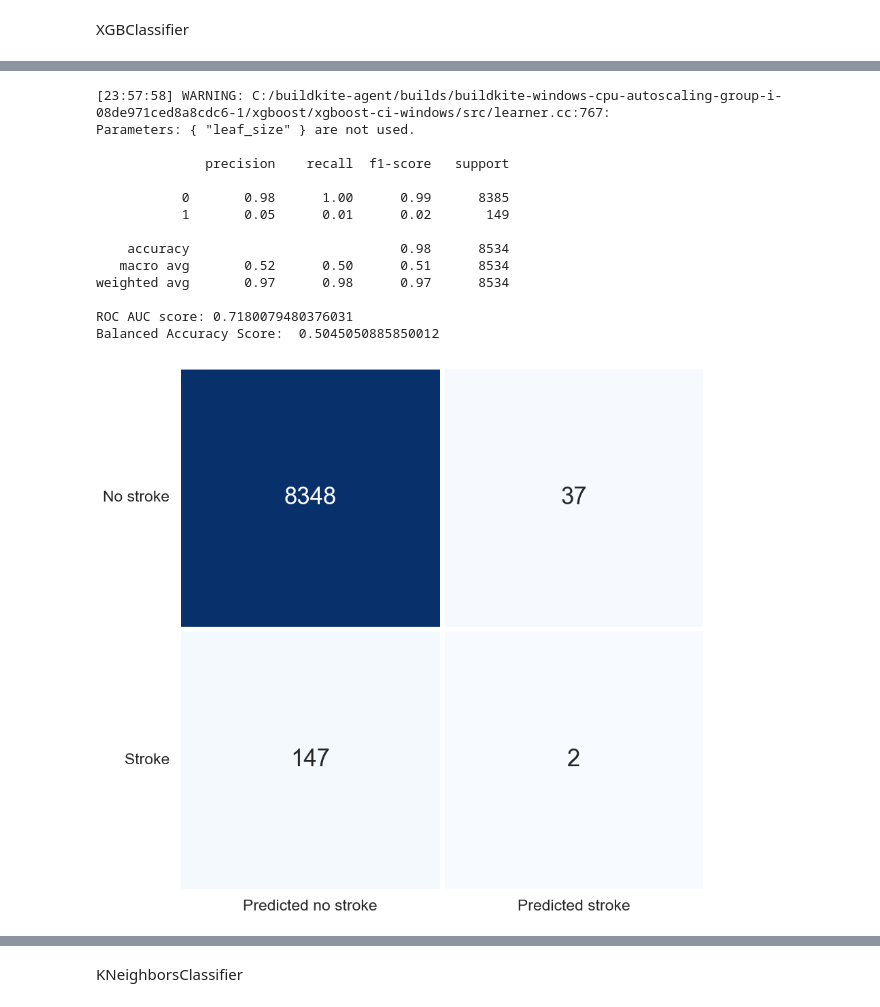
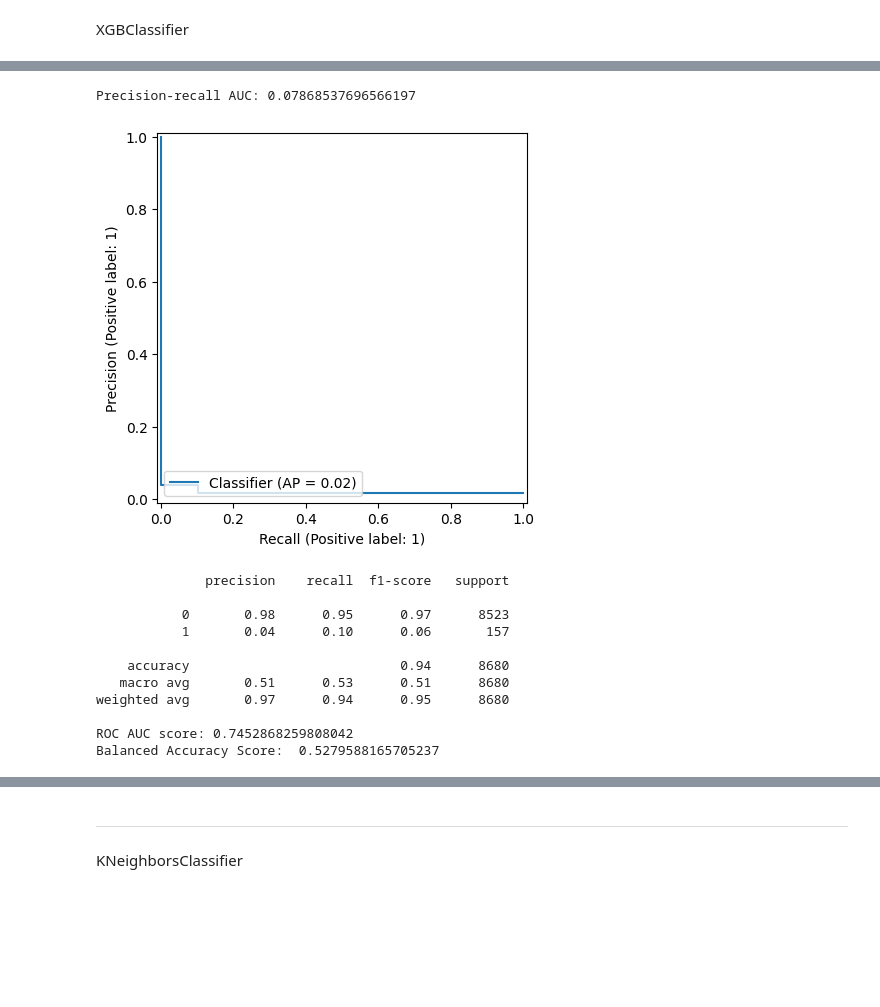
Before and after one commit to antoniocc12/Prediccion-ictus, a Jupyter notebook: notebooks/stroke.ipynb, the cells around one changed output, grey strips where cells are left out. Drawn from its saved outputs; the diff is of its cells as text; code cells hidden in the pictures; blank space fills up the shorter version.

Commit message:
Optimización modelos

```diff
--- a/notebooks/stroke.ipynb
+++ b/notebooks/stroke.ipynb
@@ -597,5 +574,2 @@ print(study.best_value)
 # %%
-X_train.reset_index(drop=True, inplace=True)
-X_test.reset_index(drop=True, inplace=True)
-y_train.reset_index(drop=True, inplace=True)
-y_test.reset_index(drop=True, inplace=True)
+X_train.reset_index(drop=True, inplace=True), X_test.reset_index(drop=True, inplace=True), y_train.reset_index(drop=True, inplace=True), y_test.reset_index(drop=True, inplace=True)
@@ -693,4 +653,0 @@ Wrapper
-# %%
-model = XGBClassifier()
-model.fit(X_train_res,y_train_res)
-y_pred = model.predict_proba(X_test_enc)
@@ -707,8 +653,0 @@ array([[9.9991816e-01, 8.1850609e-05],
-# %%
-model = LogisticRegression()
-model.fit(X_train_res,y_train_res)
-y_pred = model.predict_proba(X_test_enc)[:, 1]
-#y_pred = model.predict(X_test_enc)
-precision, recall, thresholds = precision_recall_curve(y_test_res, y_pred)
-auc_precision_recall = auc(recall, precision)
-print(precision, recall, thresholds, auc_precision_recall, sep='\n')
@@ -742,33 +669,33 @@ for m in range(len(models)):
     lst_2 = []
     model = models[m][1]
     model.fit(X_train_res,y_train_res)
-    y_pred = model.predict(X_test_enc)
+    y_pred = model.predict(X_test)
     cm = confusion_matrix(y_test,y_pred)
-    accuracies = cross_val_score(estimator= model, X = X_train_res,y = y_train_res, cv=3)
 
     roc = roc_auc_score(y_test,y_pred)
     precision = precision_score(y_test,y_pred)
     recall = recall_score(y_test,y_pred)
+    precisions, recalls, thresholds = precision_recall_curve(y_test, y_pred)
+    auc_precision_recall = auc(recalls, precisions)
+
     f1 = f1_score(y_test,y_pred)
     print(models[m][0],':')
     print(cm)
     print('Balanced Accuracy Score: {:.2f} %\n',balanced_accuracy_score(y_test,y_pred))
     print('Accuracy Score: {:.2f} %\n',accuracy_score(y_test,y_pred))
-    print('K-Fold Validation Mean Accuracy: {:.2f} %\n'.format(accuracies.mean()*100))
-    print('Standard Deviation: {:.2f} %\n'.format(accuracies.std()*100))
     print('ROC AUC Score: {:.2f}\n'.format(roc))
     print('Precision: {:.2f}\n'.format(precision))
     print('Recall: {:.2f}\n'.format(recall))
+    print('Precision recall curve AUC: {:.2f}\n'.format(auc_precision_recall))
     print('F1 Score: {:.2f}\n'.format(f1))
     print('-'*40)
     lst_2.append(models[m][0])
     lst_2.append(balanced_accuracy_score(y_test,y_pred)*100)
     lst_2.append(accuracy_score(y_test,y_pred)*100)
-    lst_2.append(accuracies.mean()*100)
-    lst_2.append(accuracies.std()*100)
     lst_2.append(roc)
     lst_2.append(precision)
     lst_2.append(recall)
+    lst_2.append(auc_precision_recall)
     lst_2.append(f1)
     lst_1.append(lst_2)
 # %% [output]
@@ -903,49 +820,55 @@ F1 score: 0.081
 # %%
-best_params = {'booster': 'gbtree', 'eta': 0.9957423589060678, 'max_depth': 283, 'leaf_size': 0.0004010438482451653, 'reg_lambda': 0.03533431523250564}
+best_params = {'booster': 'dart', 'eta': 0.11603681340543932, 'max_depth': 110, 'alpha': 0.05144848621295725, 'reg_lambda': 0.04227697579594064}
 classifier = XGBClassifier(**best_params)
-classifier.fit(X_train, y_train)
+classifier.fit(X_train_res, y_train_res)
+
 y_pred = classifier.predict(X_test)
 y_prob = classifier.predict_proba(X_test)[:,1]
 cm = confusion_matrix(y_test, y_pred)
+
+precision, recall, thresholds = precision_recall_curve(y_test, y_pred)
+auc_precision_recall = auc(recall, precision)
+print(f'Precision-recall AUC: {auc_precision_recall}')
+
+PrecisionRecallDisplay.from_predictions(y_test, y_pred)
+plt.show()
 
 print(classification_report(y_test, y_pred))
 print(f'ROC AUC score: {roc_auc_score(y_test, y_prob)}')
 print('Balanced Accuracy Score: ', balanced_accuracy_score(y_test, y_pred))
 
 # Matriz de Confusión
 plt.figure(figsize = (10, 10))
 sns.set(font_scale=1.5)
 sns.heatmap(cm, cmap = 'Blues', annot = True, fmt = 'd', linewidths = 5, cbar = False, annot_kws = {'fontsize': 25},
             yticklabels = ['No stroke', 'Stroke'], xticklabels = ['Predicted no stroke', 'Predicted stroke'])
 plt.yticks(rotation = 0)
 plt.savefig(os.path.join(os.path.dirname(os.path.dirname(os.path.abspath('file'))),'utils', "image", "mat_XGB.jpg"))
 
 # Curva ROC
 false_positive_rate, true_positive_rate, thresholds = roc_curve(y_test, y_prob)
 roc_auc = auc(false_positive_rate, true_positive_rate)
 
 sns.set_theme(style = 'white')
 plt.figure(figsize = (8, 8))
 plt.plot(false_positive_rate,true_positive_rate, color = '#b01717', label = 'AUC = %0.3f' % roc_auc)
 plt.legend(loc = 'lower right')
 plt.plot([0, 1], [0, 1], linestyle = '--', color = '#174ab0')
 plt.axis('tight')
 plt.ylabel('True Positive Rate')
 plt.xlabel('False Positive Rate')
 plt.savefig(os.path.join(os.path.dirname(os.path.dirname(os.path.abspath('file'))), 'utils', "image", "roc_XGB.jpg"))
 # %% [output]
-[23:57:58] WARNING: C:/buildkite-agent/builds/buildkite-windows-cpu-autoscaling-group-i-08de971ced8a8cdc6-1/xgboost/xgboost-ci-windows/src/learner.cc:767:
-Parameters: { "leaf_size" } are not used.
-
-              precision    recall  f1-score   support
-
-           0       0.98      1.00      0.99      8385
-           1       0.05      0.01      0.02       149
-
-    accuracy                           0.98      8534
-   macro avg       0.52      0.50      0.51      8534
-weighted avg       0.97      0.98      0.97      8534
-
-ROC AUC score: 0.7180079480376031
-Balanced Accuracy Score:  0.5045050885850012
+Precision-recall AUC: 0.07868537696566197
-[figure, old version]
+[figure, new version]
+              precision    recall  f1-score   support
+
+           0       0.98      0.95      0.97      8523
+           1       0.04      0.10      0.06       157
+
+    accuracy                           0.94      8680
+   macro avg       0.51      0.53      0.51      8680
+weighted avg       0.97      0.94      0.95      8680
+
+ROC AUC score: 0.7452868259808042
+Balanced Accuracy Score:  0.5279588165705237
@@ -953,3 +877,5 @@ Balanced Accuracy Score:  0.5045050885850012
+# %% [markdown]
+-- --
 # %% [markdown]
 KNeighborsClassifier
 # %%
```
Also changed, not shown: parts of 33 cells of this notebook, 9 other files.
